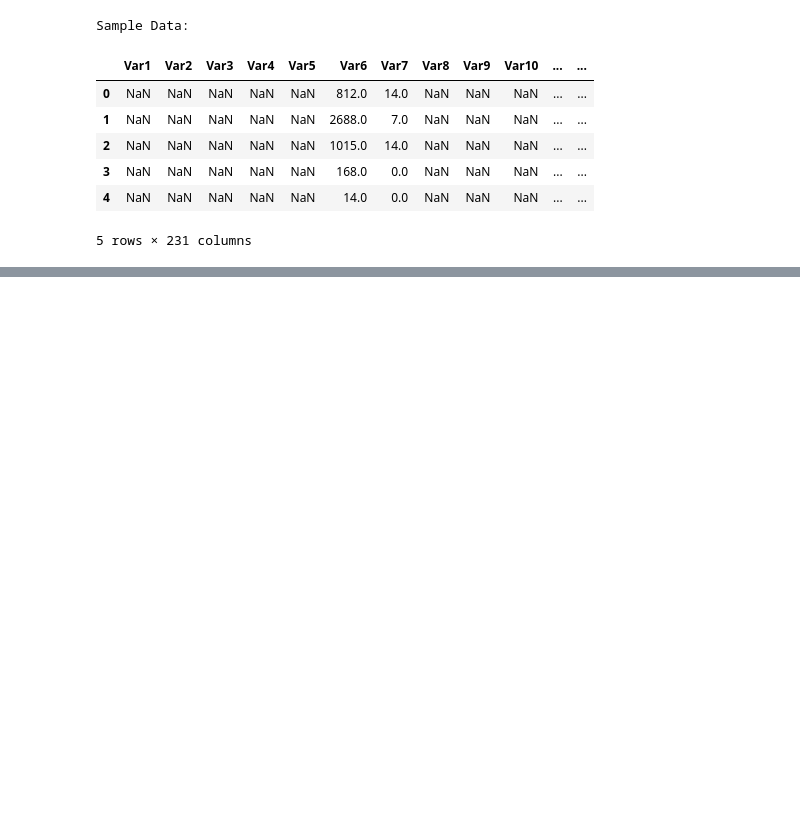
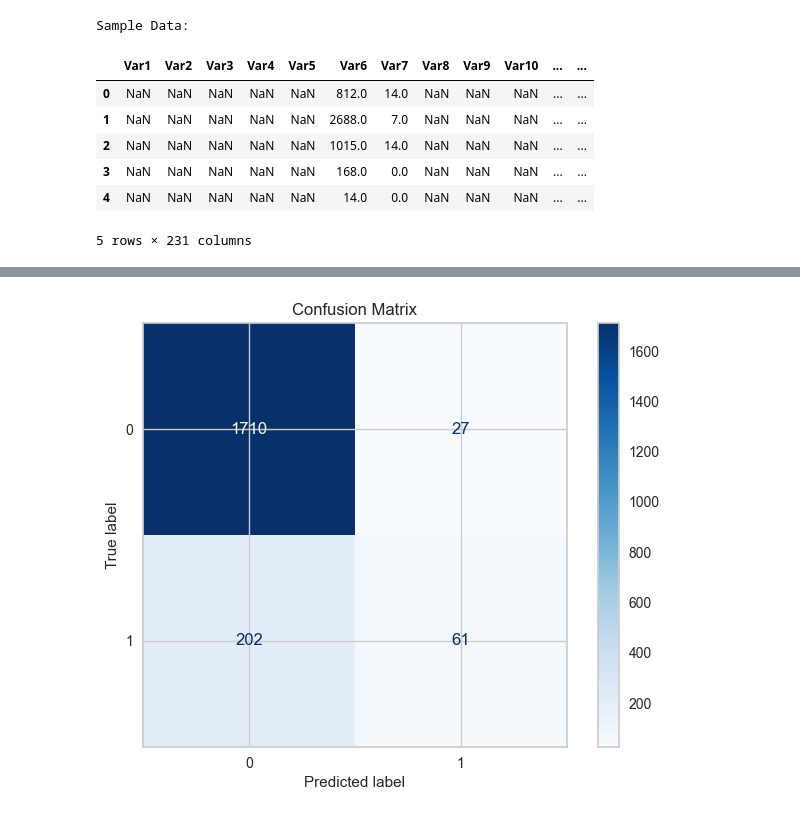
Before and after one commit to DeadNord/customer_churn_classification, a Jupyter notebook: SLChurnClass.ipynb, the cells around one changed output, grey strips where cells are left out. Saved outputs shown, nothing was run; the diff lists cells and outputs as text; code cells hidden in the pictures; blank space fills up the shorter version.

```diff
--- a/SLChurnClass.ipynb
+++ b/SLChurnClass.ipynb
@@ -210,0 +309,6 @@ evaluator.plot_confusion_matrix()
+# %%
+evaluator.plot_confusion_matrix(
+    model=best_models[best_model], X_test=X_test, y_test=y_test
+)
+# %% [output]
+[figure, added]
```
Also changed, not shown: parts of 29 cells of this notebook, 2 other files.
